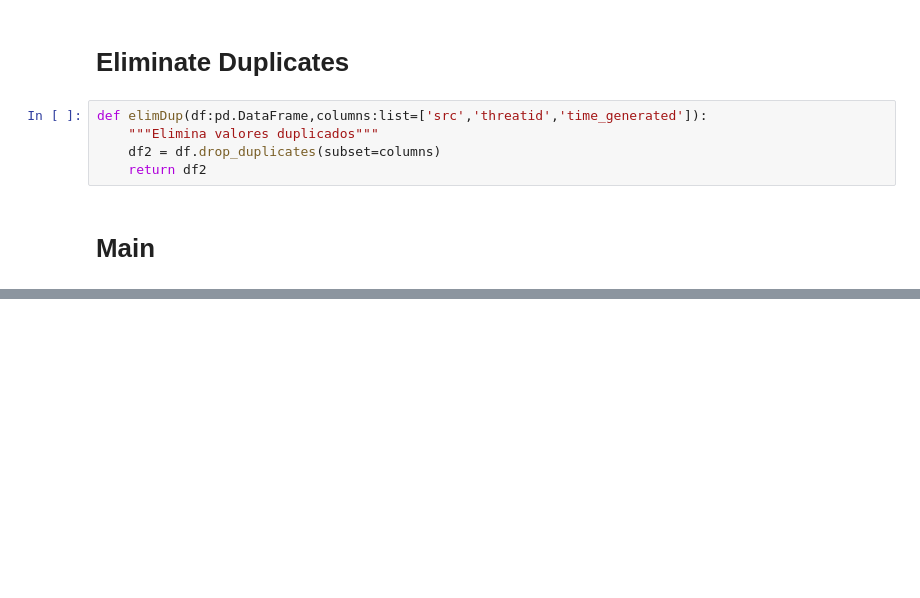
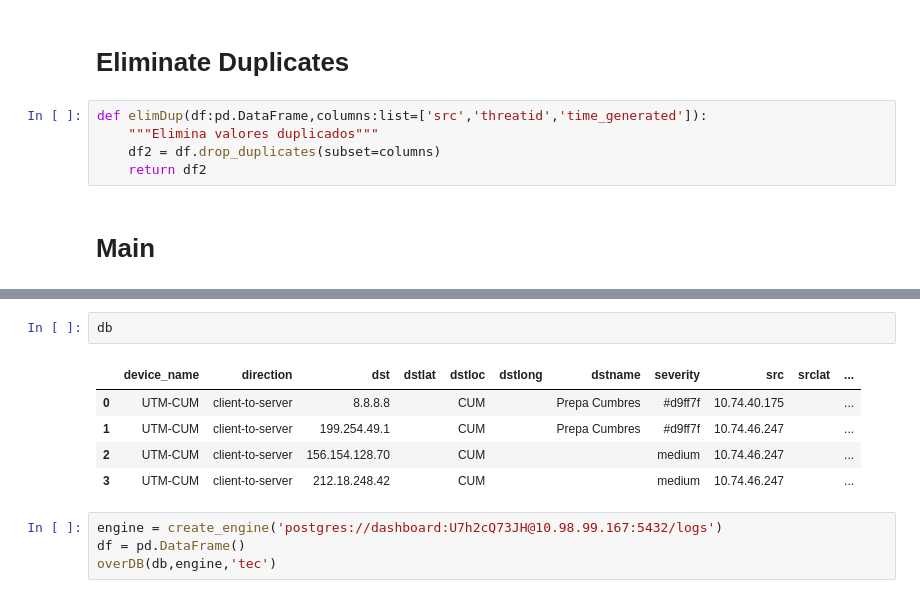
Before and after one commit to felipedbene/pewpew, a Jupyter notebook: Notebooks/SaveToPostgres.ipynb, the cells around one changed output, grey strips where cells are left out. Drawn from its saved outputs; the diff is of its cells as text; blank space fills up the shorter version.

```diff
--- a/Notebooks/SaveToPostgres.ipynb
+++ b/Notebooks/SaveToPostgres.ipynb
@@ -118,0 +121,12 @@ if __name__ == '__main__':
+# %%
+db
+# %% [output]
+|  | device_name | direction | dst | dstlat | dstloc | dstlong | dstname | severity | src | srclat | ... |
+| 0 | UTM-CUM | client-to-server | 8.8.8.8 |  | CUM |  | Prepa Cumbres | #d9ff7f | 10.74.40.175 |  | ... |
+| 1 | UTM-CUM | client-to-server | 199.254.49.1 |  | CUM |  | Prepa Cumbres | #d9ff7f | 10.74.46.247 |  | ... |
+| 2 | UTM-CUM | client-to-server | 156.154.128.70 |  | CUM |  |  | medium | 10.74.46.247 |  | ... |
+| 3 | UTM-CUM | client-to-server | 212.18.248.42 |  | CUM |  |  | medium | 10.74.46.247 |  | ... |
+# %%
+engine = create_engine('postgres://dashboard:U7h2cQ73JH@10.98.99.167:5432/logs')
+df = pd.DataFrame()
+overDB(db,engine,'tec')
```
Also changed, not shown: parts of 1 cell of this notebook, 10 other files.
